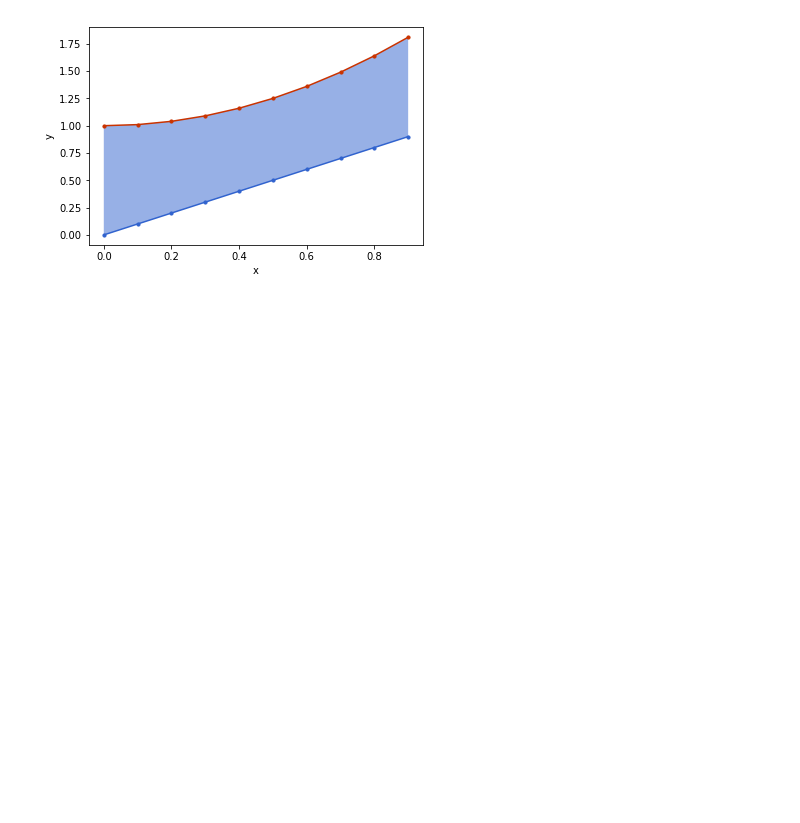
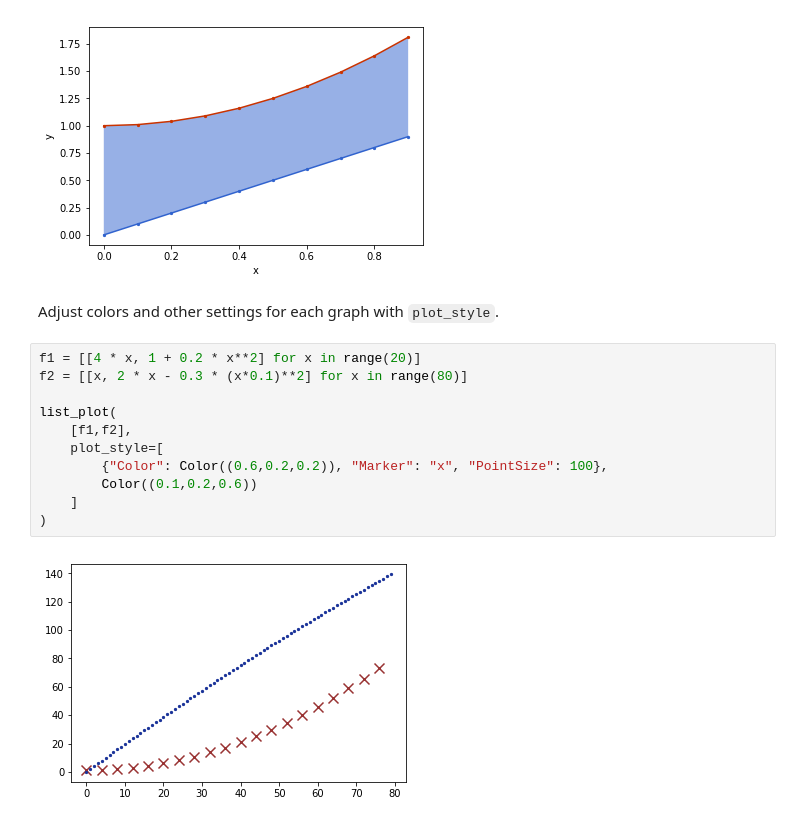
Before and after one commit to JEM-Mosig/blog-garnelo_neural_2018, a Jupyter notebook: doc/ref/list_plot.ipynb, the cells around one changed output. Saved outputs shown, nothing was run; the diff lists cells and outputs as text; blank space fills up the shorter version.

```diff
--- a/doc/ref/list_plot.ipynb
+++ b/doc/ref/list_plot.ipynb
@@ -59,3 +59,18 @@ list_plot([
     ], axes_label=("x", "y"), joined=True, filling=[[1,0]])
 # %% [output]
 [figure]
+# %% [markdown]
+Adjust colors and other settings for each graph with `plot_style`.
+# %%
+f1 = [[4 * x, 1 + 0.2 * x**2] for x in range(20)]
+f2 = [[x, 2 * x - 0.3 * (x*0.1)**2] for x in range(80)]
+
+list_plot(
+    [f1,f2],
+    plot_style=[
+        {"Color": Color((0.6,0.2,0.2)), "Marker": "x", "PointSize": 100},
+        Color((0.1,0.2,0.6))
+    ]
+)
+# %% [output]
+[figure, added]
```
Also changed, not shown: parts of 2 cells of this notebook, 1 other file.
